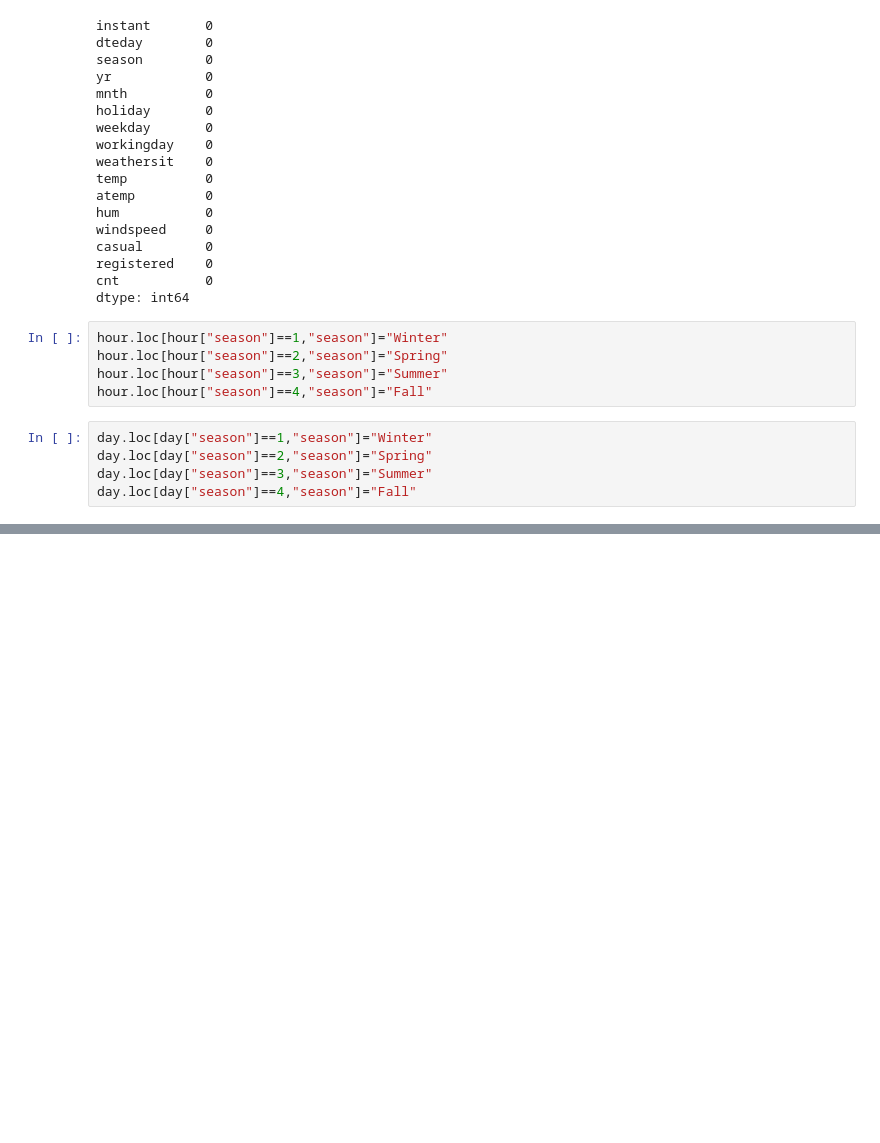
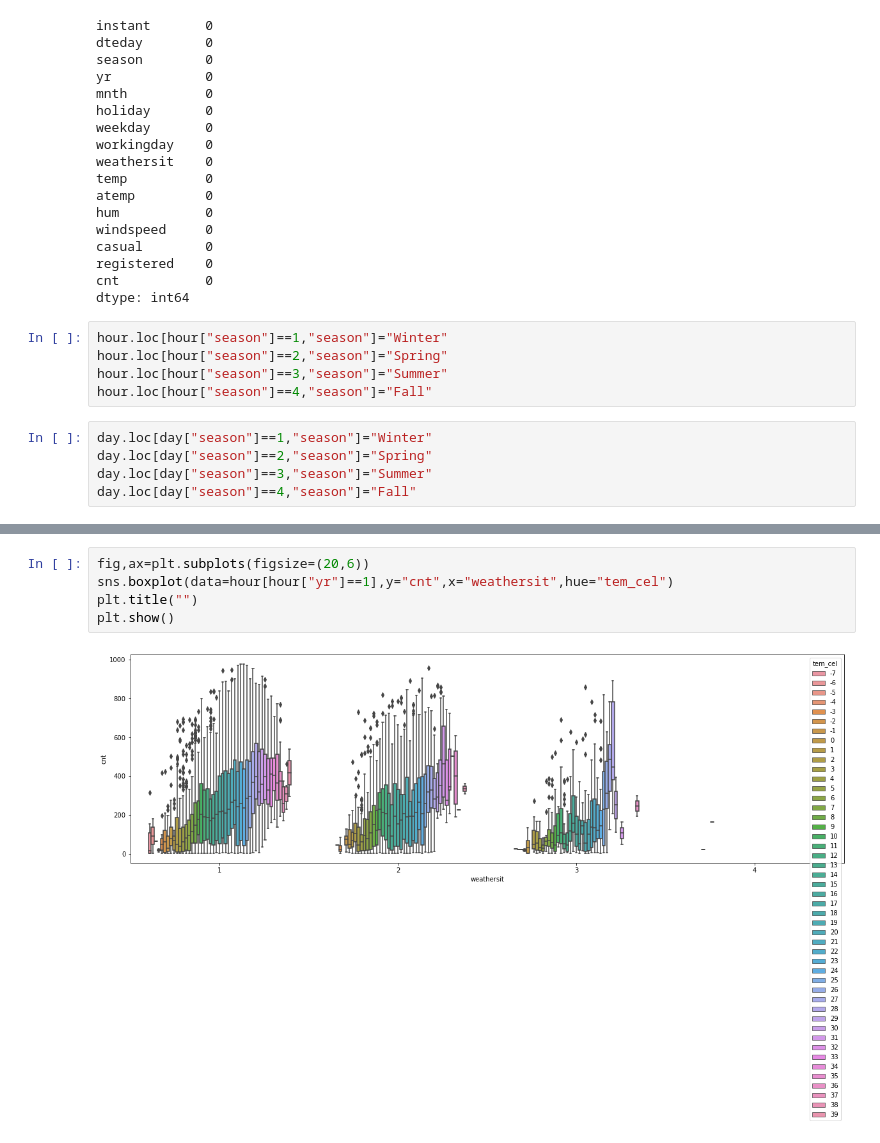
Before and after one commit to EjioforSandraAkunna/Capital_Bike_Project1, a Jupyter notebook: eda.ipynb, the cells around one changed output, grey strips where cells are left out. Saved outputs shown, nothing was run; the diff lists cells and outputs as text; blank space fills up the shorter version.

```diff
--- a/eda.ipynb
+++ b/eda.ipynb
@@ -202,0 +308,7 @@ day.loc[day["season"]==4,"season"]="Fall"
+# %%
+fig,ax=plt.subplots(figsize=(20,6))
+sns.boxplot(data=hour[hour["yr"]==1],y="cnt",x="weathersit",hue="tem_cel")
+plt.title("")
+plt.show()
+# %% [output]
+[figure, added]
```
Also changed, not shown: parts of 25 cells of this notebook.
